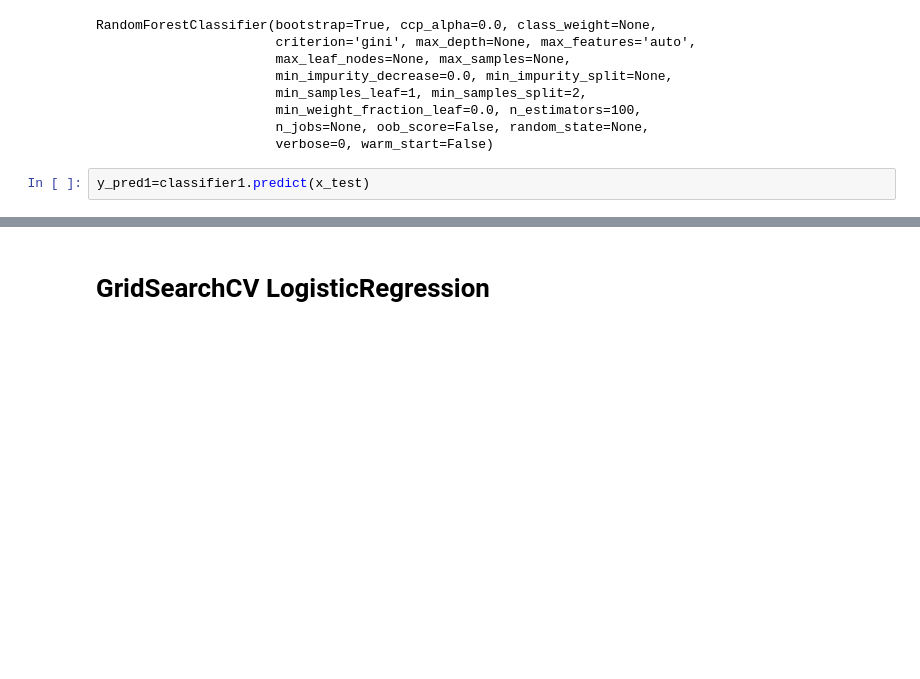
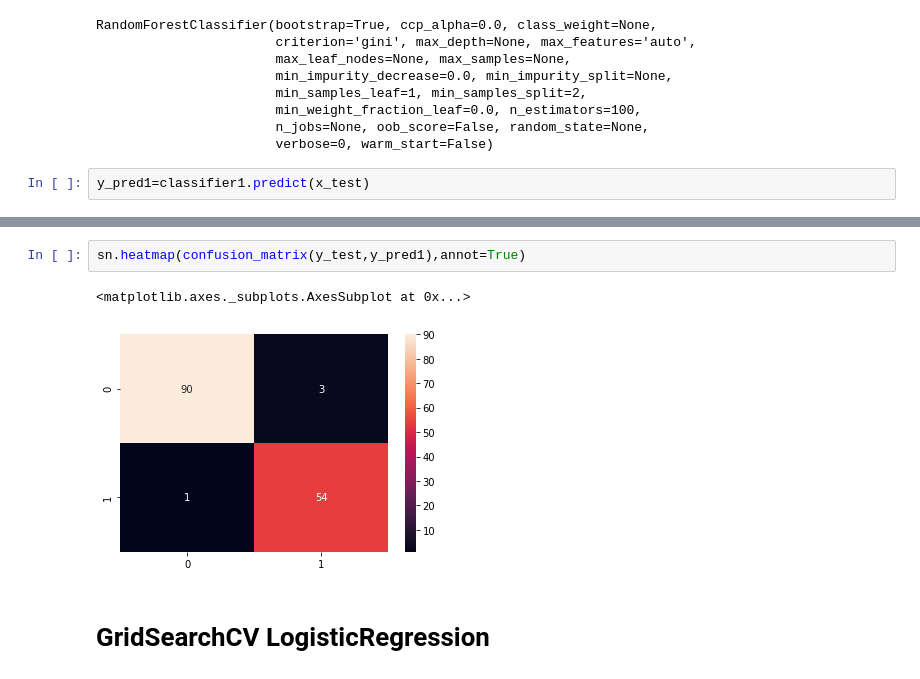
Before and after one commit to Tanmay2262/HyperParameter-Tuning, a Jupyter notebook: Hyperparameter_tuning .ipynb, the cells around one changed output, grey strips where cells are left out. Saved outputs shown, nothing was run; the diff lists cells and outputs as text; blank space fills up the shorter version.

```diff
--- a/Hyperparameter_tuning .ipynb
+++ b/Hyperparameter_tuning .ipynb
@@ -299,3 +348,8 @@ print(confusion_matrix(y_test,y_pred1))
+# %%
+sn.heatmap(confusion_matrix(y_test,y_pred1),annot=True)
+# %% [output]
+<matplotlib.axes._subplots.AxesSubplot at 0x...>
+[figure, added]
 # %% [markdown]
 # GridSearchCV LogisticRegression
 # %%
```
Also changed, not shown: parts of 47 cells of this notebook.
